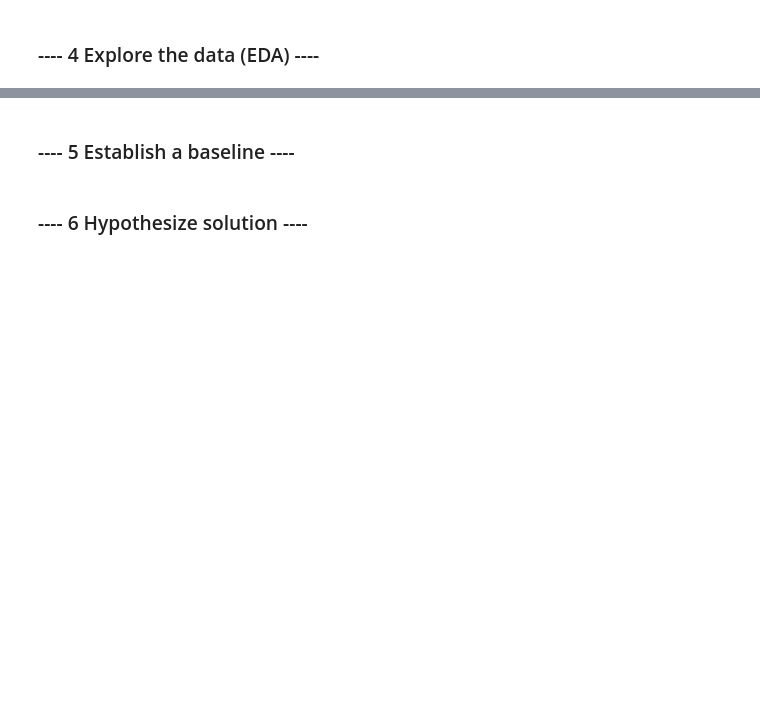
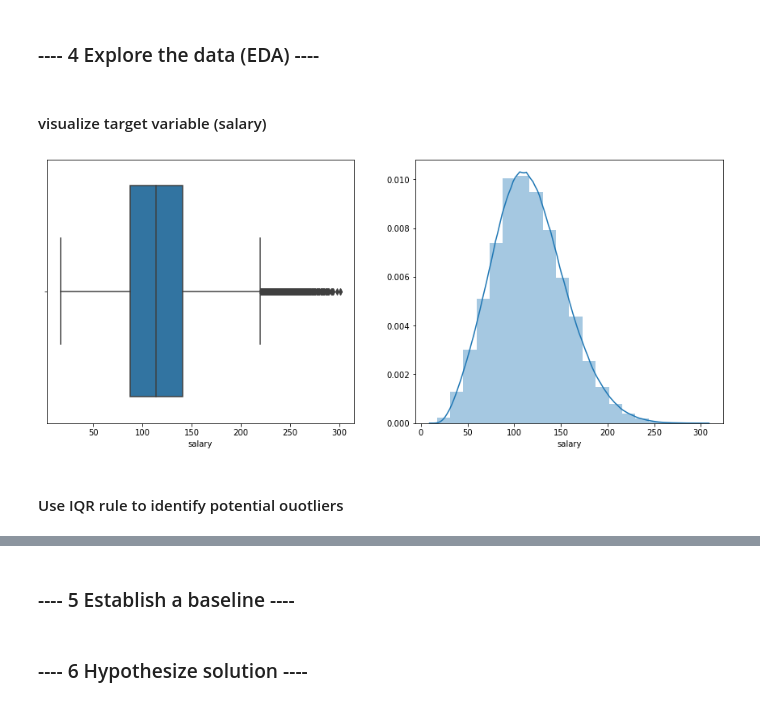
Before and after one commit to anthonywong611/salary_prediction_DS, a Jupyter notebook: Salary_Prediction_Notebook.ipynb, the cells around one changed output, grey strips where cells are left out. Cells and saved outputs as stored; diff of their text form; code cells hidden in the pictures; blank space fills up the shorter version.

```diff
--- a/Salary_Prediction_Notebook.ipynb
+++ b/Salary_Prediction_Notebook.ipynb
@@ -192,0 +174,2 @@ bar_plot(industryType, industry)
+# %%
+train_df = pd.merge(train_features_df, train_salary_df, on='jobId')
@@ -202,0 +206,13 @@ bar_plot(industryType, industry)
+# %% [markdown]
+#### visualize target variable (salary)
+# %%
+plt.figure(figsize = (15,6))
+plt.subplot(1,2,1)
+sns.boxplot(train_df.salary)
+plt.subplot(1,2,2)
+sns.distplot(train_df.salary, bins = 20)
+plt.show()
+# %% [output]
+[figure, added]
+# %% [markdown]
+#### Use IQR rule to identify potential ouotliers
```
Also changed, not shown: parts of 58 cells of this notebook.
